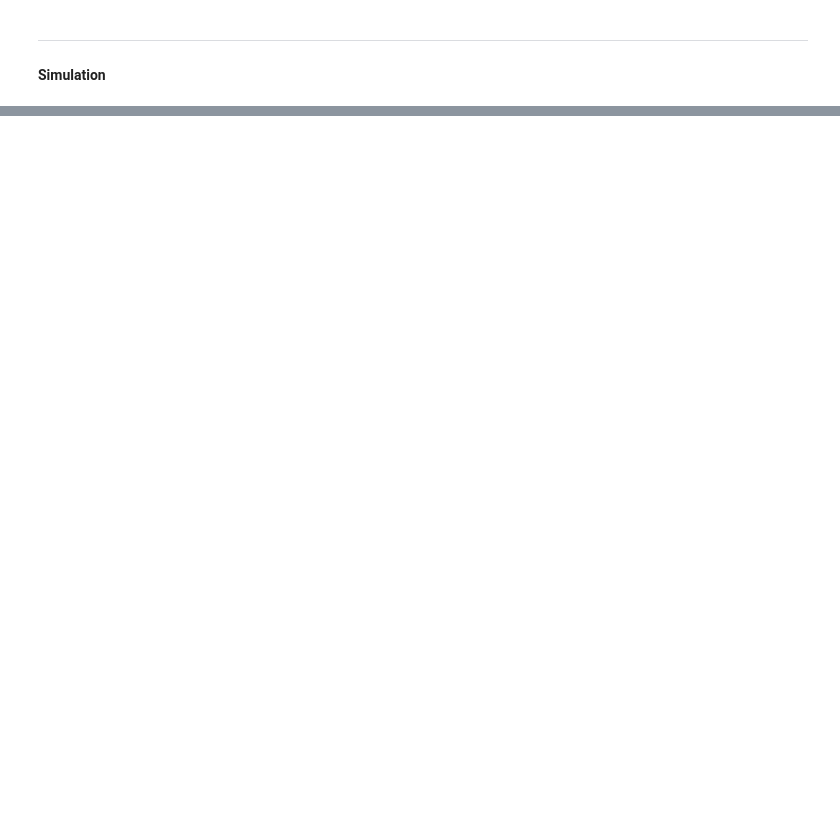
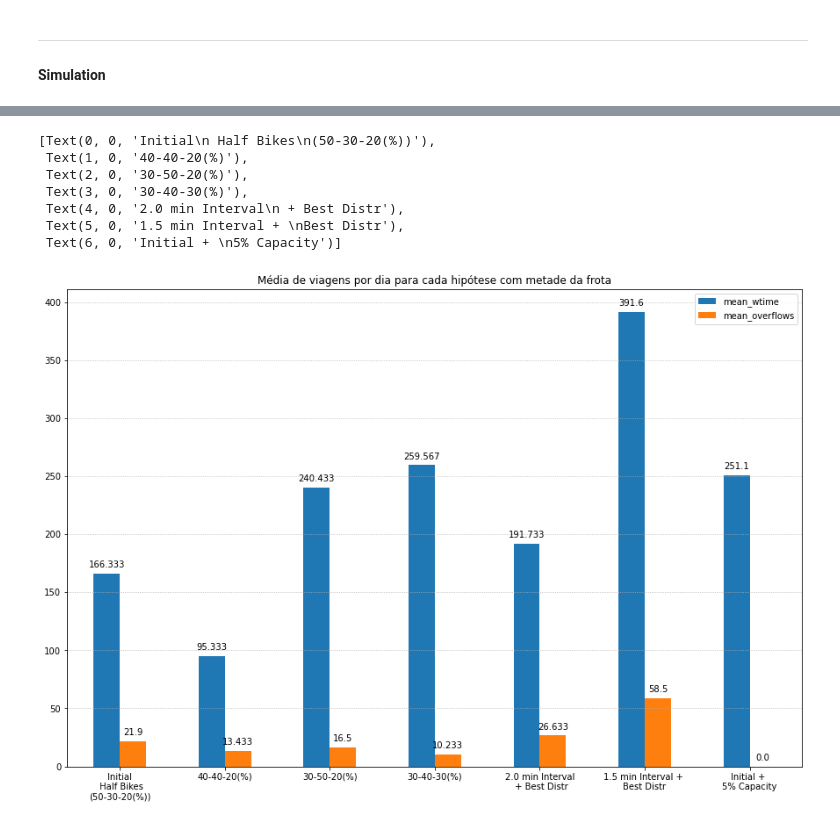
Before and after one commit to jvcanavarro/MetroBike, a Jupyter notebook: notebooks/main.ipynb, the cells around one changed output, grey strips where cells are left out. Cells and saved outputs as stored; diff of their text form; code cells hidden in the pictures; blank space fills up the shorter version.

```diff
--- a/notebooks/main.ipynb
+++ b/notebooks/main.ipynb
@@ -470,0 +779,31 @@ KeyError: <BikeType.ELETRIC: 2>
+# %%
+# System Capacity: Reducing arrival interval (1.5) with the best bike distr
+h13 = []
+
+mean_trips = total_clients / ITERATIONS
+n_bikes = NUMBER_OF_BIKES
+mean_overflows = total_overflow / ITERATIONS
+iterations = ITERATIONS
+mean_w_time = total_wait_time / ITERATIONS
+distr_bikes = (.4, .4, .2)
+arrival_interval = 1.5
+
+h13.append(mean_trips)
+h13.append(n_bikes)
+h13.append(mean_overflows)
+h13.append(iterations)
+h13.append(mean_w_time)
+h13.append(arrival_interval)
+h13.append(distr_bikes)
+
+hipos.append(h13)
+# %%
+# Plots: Redução pela metade -> Distribuições diferentes
+# Plots: Redução pela metade -> Melhor distribuição reduzindo o intervalo de chegada
+# Plots: Sem redução -> Reduzindo os intervalos de chegada
+# Plots: Sem redução -> Reduzindo os intervalos de chegada com a melhor distribuição encontrada
+# Comentario: aumento de capacidade em 10% com e sem redução
+columns = ['mean_trips', 'n_bikes', 'mean_overflows', 'days', 'mean_wtime', 'arrival_interval', 'bike_distr']
+hypoteses = [h1, h2, h3, h4, h8, h6, h7, h5, h9, h10, h11, h12, h13]
+hps = pd.DataFrame(hypoteses, columns=columns)
+hps
@@ -470,0 +825,18 @@ KeyError: <BikeType.ELETRIC: 2>
+# %%
+labels = ['Initial\n Half Bikes\n(50-30-20(%))', '40-40-20(%)', '30-50-20(%)', '30-40-30(%)', '2.0 min Interval\n + Best Distr', '1.5 min Interval + \nBest Distr', 'Initial + \n5% Capacity']
+title = 'Média de viagens por dia para cada hipótese com metade da frota'
+
+ax = hps[['mean_wtime', 'mean_overflows']].loc[hps.n_bikes < 3908].plot(kind='bar', figsize=(15, 10), rot=0, title=title)
+for p in ax.patches:
+    ax.annotate(round(p.get_height(),3), (p.get_x()+p.get_width()/2., p.get_height()), ha='center', va='center', xytext=(0, 10), textcoords='offset points')
+ax.grid(linestyle=':', axis='y')
+ax.set_xticklabels(labels)
+# %% [output]
+[Text(0, 0, 'Initial\n Half Bikes\n(50-30-20(%))'),
+ Text(1, 0, '40-40-20(%)'),
+ Text(2, 0, '30-50-20(%)'),
+ Text(3, 0, '30-40-30(%)'),
+ Text(4, 0, '2.0 min Interval\n + Best Distr'),
+ Text(5, 0, '1.5 min Interval + \nBest Distr'),
+ Text(6, 0, 'Initial + \n5% Capacity')]
+[figure, added]
```
Also changed, not shown: parts of 21 cells of this notebook.
